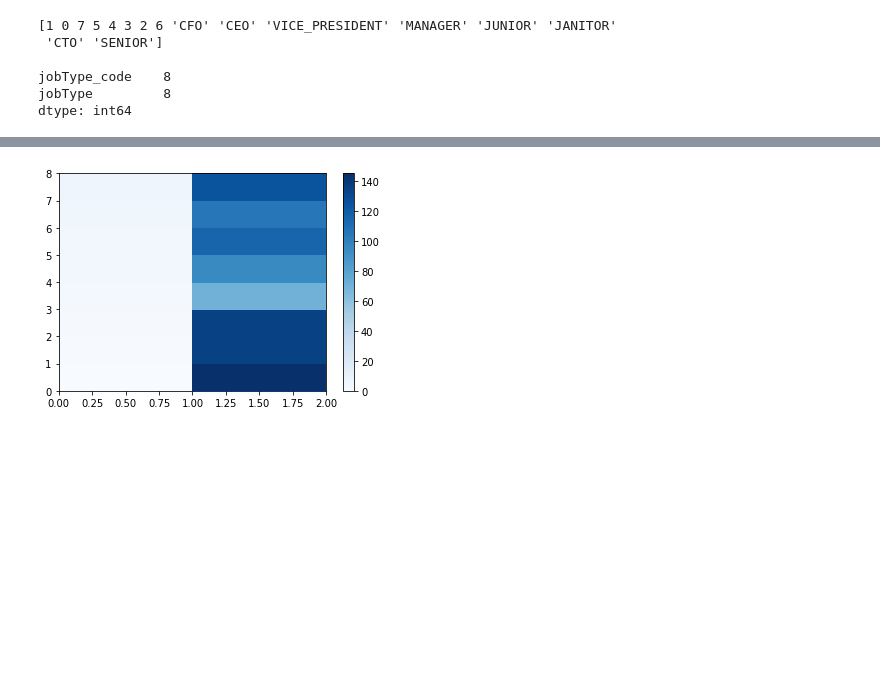
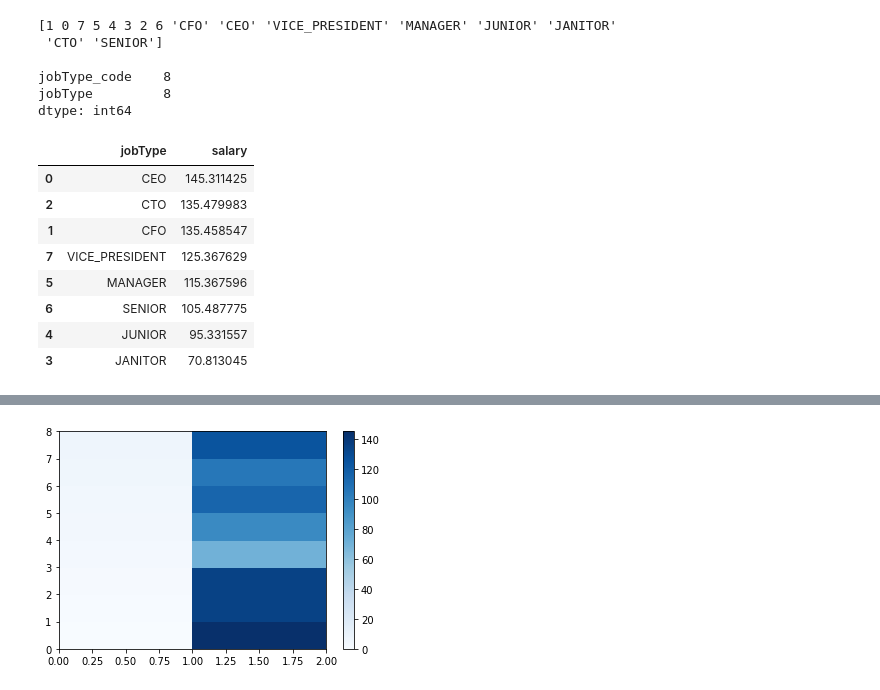
Before and after one commit to manoharpavuluri/datascience, a Jupyter notebook: salary_prediction/salary_pred.ipynb, the cells around one changed output, grey strips where cells are left out. Saved outputs shown, nothing was run; the diff lists cells and outputs as text; code cells hidden in the pictures; blank space fills up the shorter version.

```diff
--- a/salary_prediction/salary_pred.ipynb
+++ b/salary_prediction/salary_pred.ipynb
@@ -158,3 +158,20 @@ print(train_merge_cat[['jobType_code','jobType']].nunique())
 jobType_code    8
 jobType         8
 dtype: int64
+# %%
+
+
+# grouping results
+train_merge_grp_jb = train_merge[['jobType','salary']]
+train_merge_grp_jb1 = train_merge_grp_jb.groupby(['jobType'],as_index=False).mean().sort_values(by='salary',ascending=False)
+train_merge_grp_jb1
+# %% [output]
+|  | jobType | salary |
+| 0 | CEO | 145.311425 |
+| 2 | CTO | 135.479983 |
+| 1 | CFO | 135.458547 |
+| 7 | VICE_PRESIDENT | 125.367629 |
+| 5 | MANAGER | 115.367596 |
+| 6 | SENIOR | 105.487775 |
+| 4 | JUNIOR | 95.331557 |
+| 3 | JANITOR | 70.813045 |
```
Also changed, not shown: parts of 3 cells of this notebook, 2 other files.
